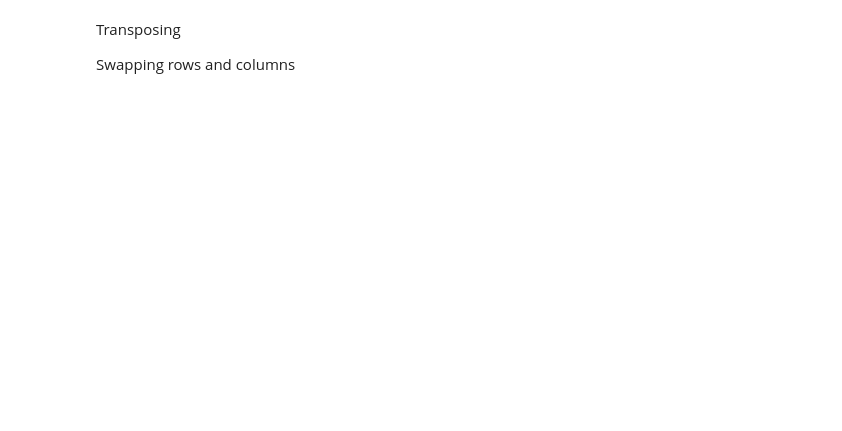
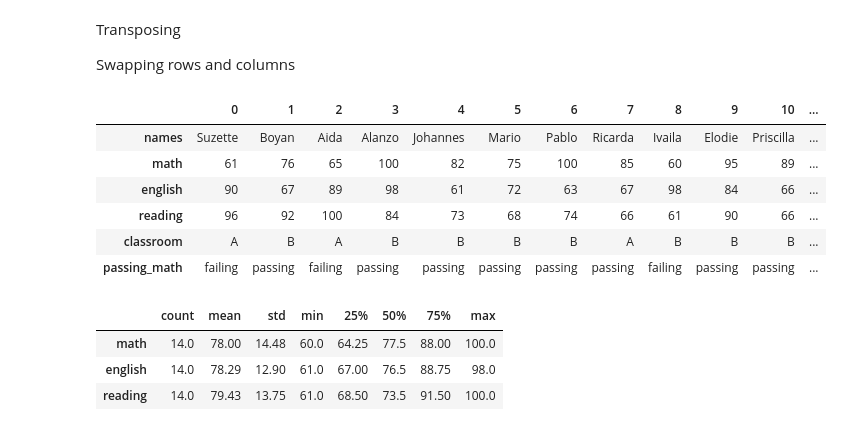
Before and after one commit to MagdalenaRahn/data-science-libraries, a Jupyter notebook: pandas_advanced_dataframes_lesson.ipynb, the cells around one changed output. Saved outputs shown, nothing was run; the diff lists cells and outputs as text; code cells hidden in the pictures; blank space fills up the shorter version.

Commit message:
Adding lesson and exercises on Advanced Dataframes.

```diff
--- a/pandas_advanced_dataframes_lesson.ipynb
+++ b/pandas_advanced_dataframes_lesson.ipynb
@@ -996,3 +1053,9 @@ users.merge(roles,
 `pd.crosstab`
 
 Count the number of students passing math in each classroom (student grades df):
+# %%
+# for summarising
+
+df['passing_math'] = np.where(df.math < 70, 'failing','passing')
+
+pd.crosstab(df.passing_math, df.classroom)
@@ -1035,3 +1261,20 @@ Use a dictionary to calculate the total price for an order. Then save the calcul
 Transposing
 
 Swapping rows and columns
+# %%
+df.T
+# %% [output]
+|  | 0 | 1 | 2 | 3 | 4 | 5 | 6 | 7 | 8 | 9 | 10 | ... |
+| names | Suzette | Boyan | Aida | Alanzo | Johannes | Mario | Pablo | Ricarda | Ivaila | Elodie | Priscilla | ... |
+| math | 61 | 76 | 65 | 100 | 82 | 75 | 100 | 85 | 60 | 95 | 89 | ... |
+| english | 90 | 67 | 89 | 98 | 61 | 72 | 63 | 67 | 98 | 84 | 66 | ... |
+| reading | 96 | 92 | 100 | 84 | 73 | 68 | 74 | 66 | 61 | 90 | 66 | ... |
+| classroom | A | B | A | B | B | B | B | A | B | B | B | ... |
+| passing_math | failing | passing | failing | passing | passing | passing | passing | passing | failing | passing | passing | ... |
+# %%
+round(df.describe(), 2).T
+# %% [output]
+|  | count | mean | std | min | 25% | 50% | 75% | max |
+| math | 14.0 | 78.00 | 14.48 | 60.0 | 64.25 | 77.5 | 88.00 | 100.0 |
+| english | 14.0 | 78.29 | 12.90 | 61.0 | 67.00 | 76.5 | 88.75 | 98.0 |
+| reading | 14.0 | 79.43 | 13.75 | 61.0 | 68.50 | 73.5 | 91.50 | 100.0 |
```
Also changed, not shown: parts of 25 cells of this notebook, 1 other file.
